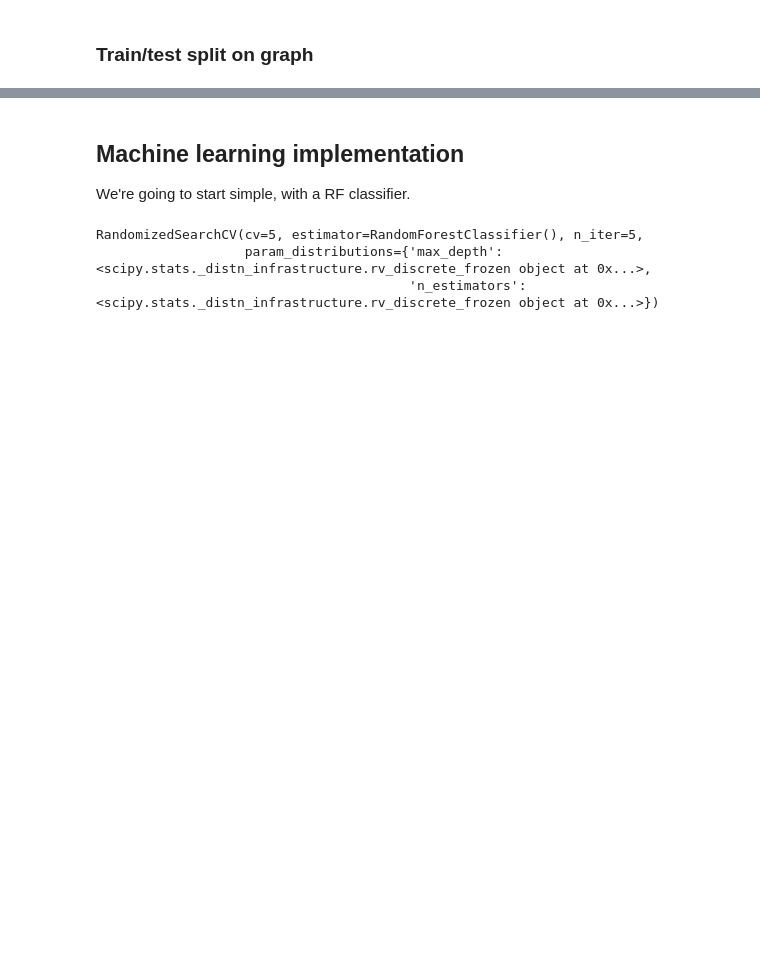
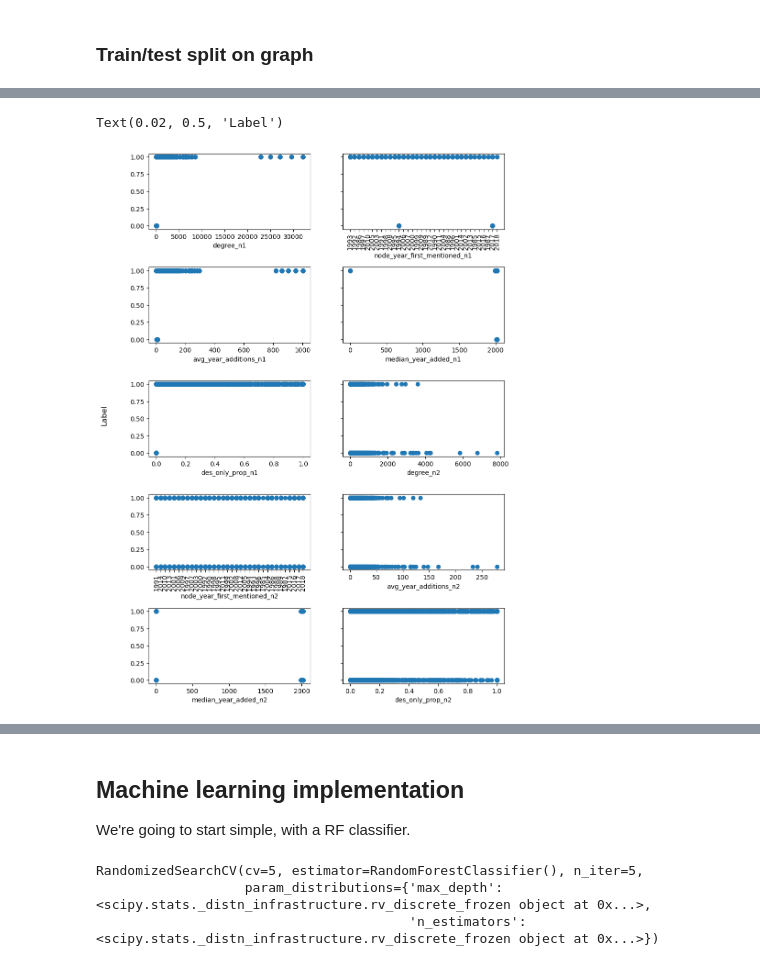
Before and after one commit to serenalotreck/literature-genes, a Jupyter notebook: notebooks/link_prediction.ipynb, the cells around one changed output, grey strips where cells are left out. Saved outputs shown, nothing was run; the diff lists cells and outputs as text; code cells hidden in the pictures; blank space fills up the shorter version.

```diff
--- a/notebooks/link_prediction.ipynb
+++ b/notebooks/link_prediction.ipynb
@@ -299,8 +299,7 @@ def get_node_features(graph, cut_years):
     """
     year_per_node_features = {}
     year_graphs = {}
-    for cut_year in tqdm(cut_years):
-
+    for cut_year in cut_years:
         # Get rid of anything after the cut year in the graph
         pre_cutoff_graph = nx.Graph()
         new_nodes = [(n, attrs) for n, attrs in graph.nodes(data=True)
@@ -312,23 +311,19 @@ def get_node_features(graph, cut_years):
         year_graphs[cut_year] = pre_cutoff_graph
 
         # Get the features for each node
-        print('\nGetting per-node features...')
         per_node_features = defaultdict(dict)
 
         # Degree
-        print('Getting degree...')
         g_degree = pre_cutoff_graph.degree()
         for n, deg in g_degree:
             per_node_features[n]['degree'] = deg
 
         # Entity type, year, number of node mentions
-        print('Getting entity type, node year mention, and number of mentions all time...')
         for n, attrs in pre_cutoff_graph.nodes(data=True):
             per_node_features[n]['ent_type'] = attrs['ent_type']
             per_node_features[n]['node_year_first_mentioned'] = attrs['first_year_mentioned']
 
         # Edge-based feature basics
-        print('Getting edge-based per-node features...')
         years_added = defaultdict(list)
         node_des_only_edge_counts = defaultdict(int)
         for e1, e2, attrs in tqdm(pre_cutoff_graph.edges(data=True)):
@@ -519,0 +521,16 @@ X_train, X_test, y_train, y_test = train_test_split(feature_df.drop(columns='lab
+# %%
+features_to_plot = ['degree_n1', 'node_year_first_mentioned_n1', 'avg_year_additions_n1', 'median_year_added_n1', 'des_only_prop_n1', 'degree_n2', 'node_year_first_mentioned_n2', 'avg_year_additions_n2', 'median_year_added_n2', 'des_only_prop_n2']
+
+fig, axs = plt.subplots(5, 2, figsize=(10, 15), sharey=True)
+
+for ax, feature in zip(axs.reshape(-1), features_to_plot):
+    ax.scatter(train_df[feature], train_df['label'])
+    ax.set_xlabel(feature)
+    if 'node_year_first_mentioned' in feature:
+        for tick in ax.get_xticklabels():
+            tick.set_rotation(90)
+fig.subplots_adjust(hspace=0.5)
+fig.supylabel('Label')
+# %% [output]
+Text(0.02, 0.5, 'Label')
+[figure, added]
```
Also changed, not shown: parts of 22 cells of this notebook, 3 other files.
